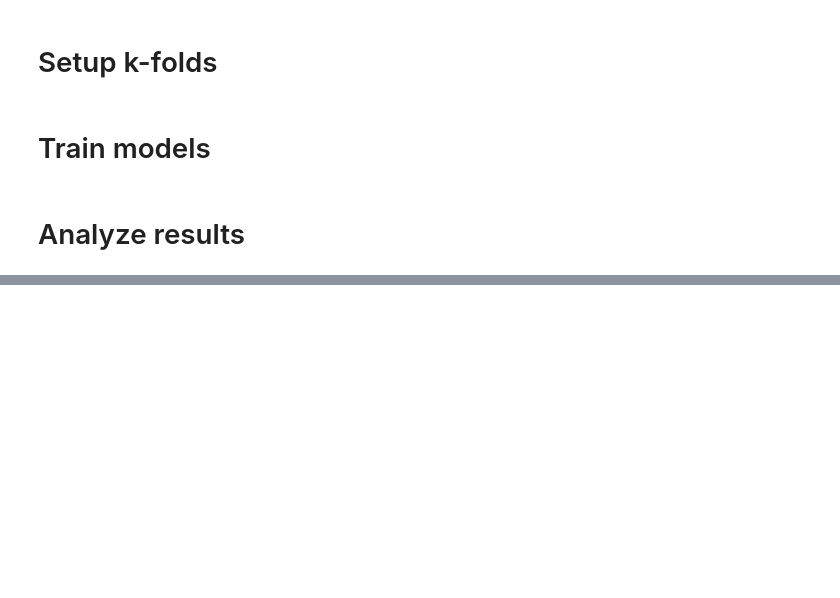
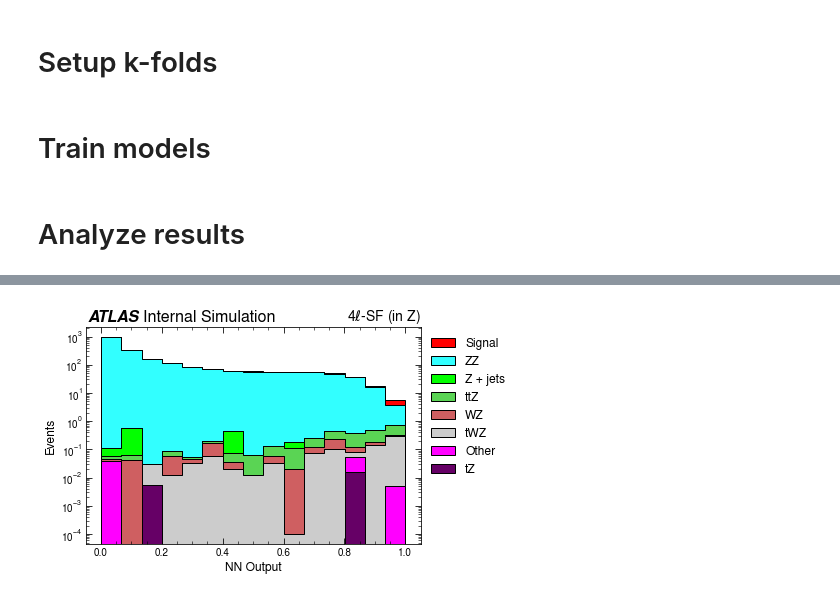
Before and after one commit to Moelf/WVZAnalysis.jl, a Jupyter notebook: kees_code/k_folding_tests/SR_SF_inZ_k_folding.ipynb, the cells around one changed output, grey strips where cells are left out. Drawn from its saved outputs; the diff is of its cells as text; code cells hidden in the pictures; blank space fills up the shorter version.

```diff
--- a/kees_code/k_folding_tests/SR_SF_inZ_k_folding.ipynb
+++ b/kees_code/k_folding_tests/SR_SF_inZ_k_folding.ipynb
@@ -248,35 +285,42 @@ for k in range(K_FOLDS):
 # %%
 bg_sample = combined_data[combined_data.is_signal == 0]
 sig_sample = combined_data[combined_data.is_signal == 1]
 
 bg_ZZ_sample = bg_sample[bg_sample.source == 'ZZ']
 bg_Zjets_sample = bg_sample[bg_sample.source == 'Z + jets']
 bg_ttZ_sample = bg_sample[bg_sample.source == 'ttZ']
 bg_WZ_sample = bg_sample[bg_sample.source == 'WZ']
 bg_tWZ_sample = bg_sample[bg_sample.source == 'tWZ']
 bg_other_sample = bg_sample[bg_sample.source == 'Other']
 # bg_Zgamma_sample = bg_sample[bg_sample.source == 'Z + gamma']
 bg_tZ_sample = bg_sample[bg_sample.source == 'tZ']
 
 color_palette = plot_util.color_scheme
-colors = [color_palette['ZZ'],
+colors = [color_palette['tZ'],
+#           color_palette['Zgamma'],
+          color_palette['others'],
+          color_palette['tWZ'],
+          color_palette['WZ'],
+          color_palette['ttZ'],
           color_palette['Zjets'],
-          color_palette['ttZ'],
-          color_palette['WZ'],
-          color_palette['tWZ'],
-          color_palette['others'],
-#           color_palette['Zgamma'],
-          color_palette['tZ'],
+          color_palette['ZZ'],
           color_palette['WVZ']
          ]
 
-plot_util.make_nn_output_source_plot(bg_ZZ_sample, bg_Zjets_sample, bg_ttZ_sample,
-                                     bg_WZ_sample, bg_tWZ_sample, bg_other_sample,
-                                     bg_tZ_sample,
+plot_util.make_nn_output_source_plot(bg_tZ_sample,
+#                                      bg_Zgamma_sample,
+                                     bg_other_sample,
+                                     bg_tWZ_sample,
+                                     bg_WZ_sample,
+                                     bg_ttZ_sample,
+                                     bg_Zjets_sample,
+                                     bg_ZZ_sample,
                                      sig_sample, colors=colors, column='nn_out', bins=15, log=True,
                                      save=True,
                                      save_dir='plots/SR_SF_inZ/', save_name='nn_output_density_stacked',
                                      title='4$\ell$-SF (in Z)')
+# %% [output]
+[figure, added]
 # %%
 bg_sample = combined_data[combined_data.is_signal == 0]
 sig_sample = combined_data[combined_data.is_signal == 1]
```
Also changed, not shown: parts of 3 cells of this notebook, 19 other files.
